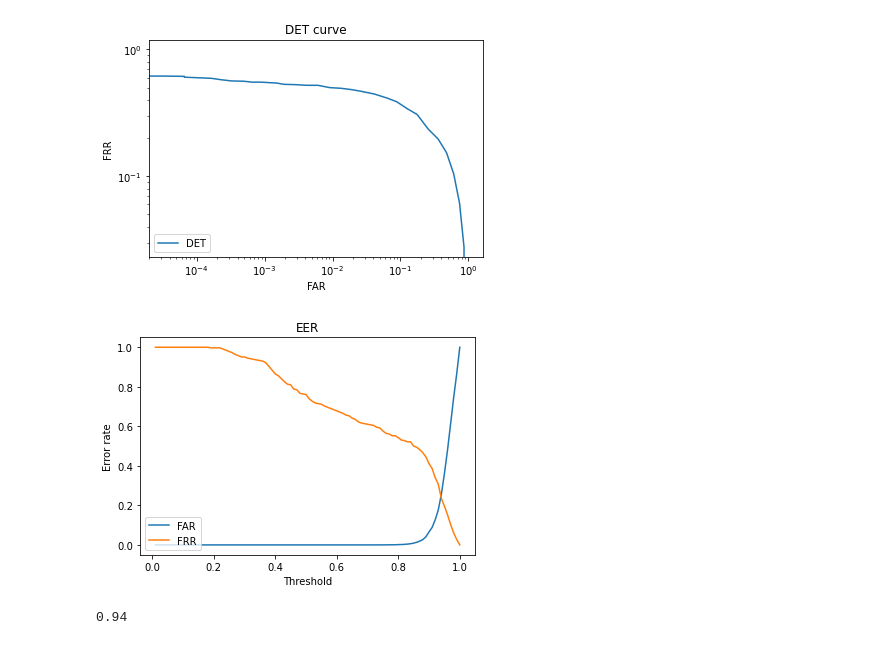
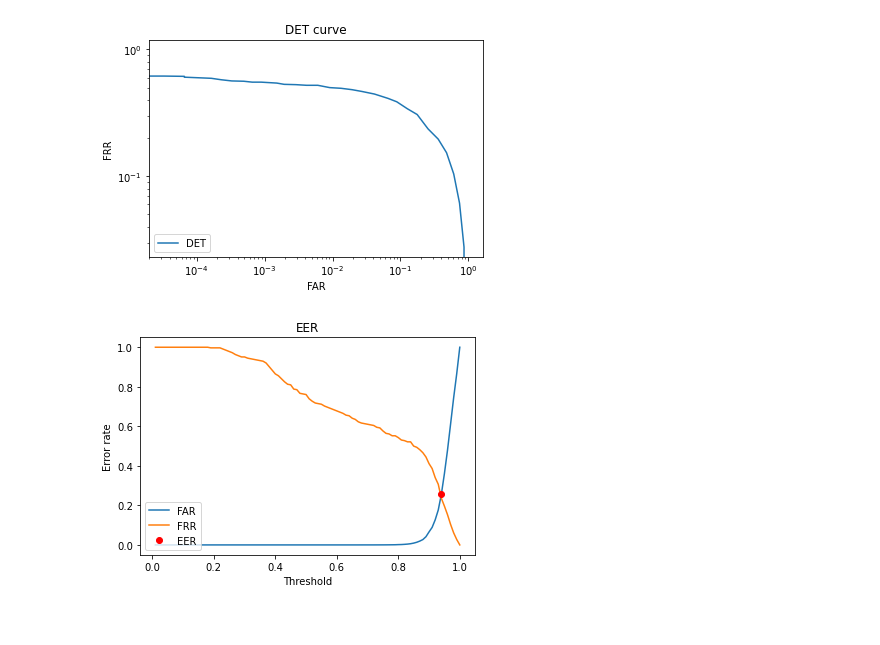
Before and after one commit to LeonardoEmili/ear-recognizer-android, a Jupyter notebook: report/evaluation/charts.ipynb, the cells around one changed output. Saved outputs shown, nothing was run; the diff lists cells and outputs as text; code cells hidden in the pictures.

Commit message:
Add equal error point

```diff
--- a/report/evaluation/charts.ipynb
+++ b/report/evaluation/charts.ipynb
@@ -37,24 +37,26 @@ plt.legend(["DET"], loc=3)
 _ = plt.show()
 # %% [output]
 [figure]
+# %%
+#equal error threshold
+
+def eer_thr():
+    x = 0
+    err = 1
+    for i in range(len(far)):
+        if abs(far[i]-frr[i]) < err:
+            x= i
+            err = abs(far[i]-frr[i])
+    return x
 # %%
 plt.plot(thresholds, far, label = "FAR" )
 plt.plot(thresholds, frr, label = "FRR")
+eer_thresh = eer_thr()
+plt.plot(thresholds[eer_thresh], far[x], "ro")
 plt.xlabel("Threshold")
 plt.ylabel("Error rate")
 plt.title("EER")
-plt.legend(["FAR", "FRR"], loc=3)
+plt.legend(["FAR", "FRR", "EER"], loc=3)
 _ = plt.show()
 # %% [output]
-[figure, old version]
+[figure, new version]
-# %%
-#equal error threshold
-x = 0
-err = 1
-for i in range(len(far)):
-    if abs(far[i]-frr[i]) < err:
-        x= i
-        err = abs(far[i]-frr[i])
-print(thresholds[x])
-# %% [output]
-0.94
```
Also changed, not shown: parts of 1 cell of this notebook.
